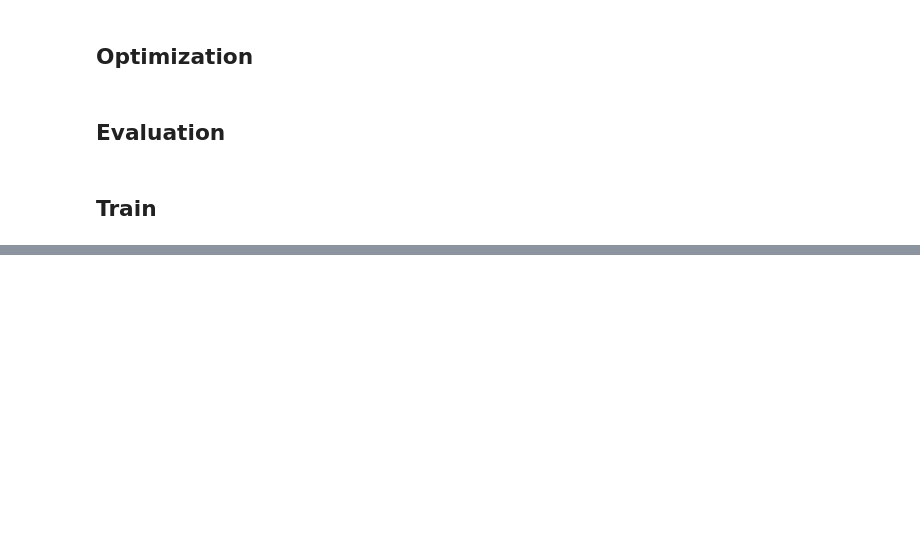
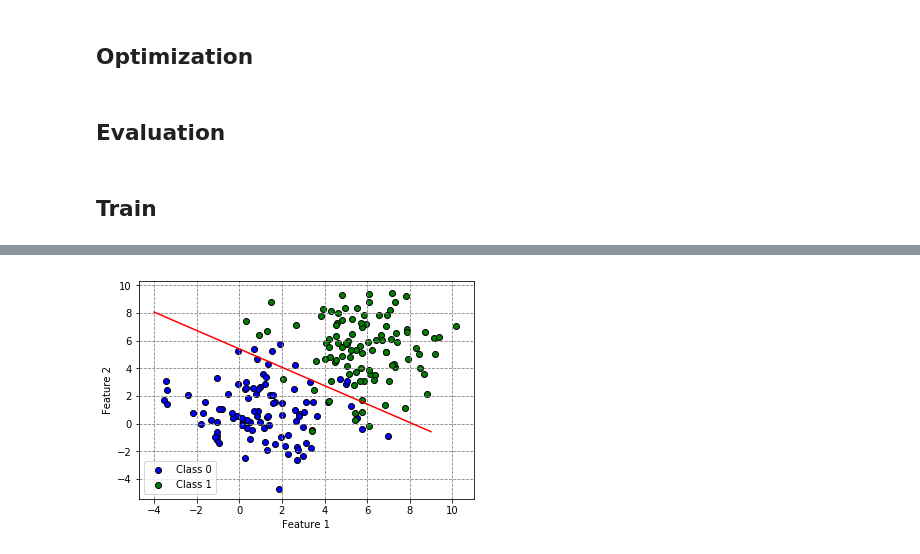
Before and after one commit to mcerovic/MachineLearning, a Jupyter notebook: source/08_Support_Vector_Machine/Code.ipynb, the cells around one changed output, grey strips where cells are left out. Cells and saved outputs as stored; diff of their text form; code cells hidden in the pictures; blank space fills up the shorter version.

```diff
--- a/source/08_Support_Vector_Machine/Code.ipynb
+++ b/source/08_Support_Vector_Machine/Code.ipynb
@@ -77,17 +75,19 @@ hypothesis = tf.add(tf.matmul(X, W), b)
 # %%
 regularization_loss = 0.5 * tf.reduce_sum(tf.square(W))
-hinge_loss = tf.reduce_sum(tf.maximum(tf.zeros([batch_size, 1]),  1 - y * hypothesis));
-svm_loss = regularization_loss + svmC * hinge_loss
+
+hinge_loss = tf.reduce_sum(tf.maximum(tf.zeros([batch_size, 1]),  1 - y * hypothesis))
+
+svm_loss = regularization_loss + C * hinge_loss
 # %% [markdown]
 ## Optimization
 # %%
-train_step = tf.train.GradientDescentOptimizer(0.01).minimize(svm_loss)
+train_step = tf.train.GradientDescentOptimizer(learning_rate).minimize(svm_loss)
 # %% [markdown]
 ## Evaluation
 # %%
 predicted_class = tf.sign(hypothesis)
 correct_prediction = tf.equal(y, predicted_class)
-accuracy = tf.reduce_mean(tf.cast(correct_prediction, "float"))
+accuracy = tf.reduce_mean(tf.cast(correct_prediction, tf.float32))
 # %% [markdown]
 ## Train
 # %%
@@ -95,19 +95,16 @@ with tf.Session() as sess:
 
     sess.run(tf.global_variables_initializer())
 
-    # Iterate and train.
     for step in range(n_epoch * train_size // batch_size):
 
         offset = (step * batch_size) % train_size
-
         batch_data = x_data[offset:(offset + batch_size), :]
         batch_labels = y_data[offset:(offset + batch_size)]
 
         train_step.run(feed_dict={X: batch_data, y: batch_labels})
 
-        print('loss: ', svm_loss.eval(feed_dict={X: batch_data, y: batch_labels}))
+        print('Loss: ', svm_loss.eval(feed_dict={X: batch_data, y: batch_labels}))
 
-    eval_fun = lambda X: predicted_class.eval(feed_dict={x:X})
     print("Accuracy on train:", accuracy.eval(feed_dict={X: x_data, y: y_data}))
-    W_e, b_e = W.eval(), b.eval()
+    W_computed, b_computed = W.eval(), b.eval()
 # %% [output]
@@ -141,0 +128,9 @@ eval_fun
+# %%
+parameters = [b_computed[0], W_computed[1][0], W_computed[0][0]]
+parameters
+x = np.arange(-4, 10)
+y = (-parameters[0] - parameters[1] * x) / parameters[2]
+ax.plot(x, y, '-', color='r', marker=' ')
+fig
+# %% [output]
+[figure, added]
```
Also changed, not shown: parts of 10 cells of this notebook.
